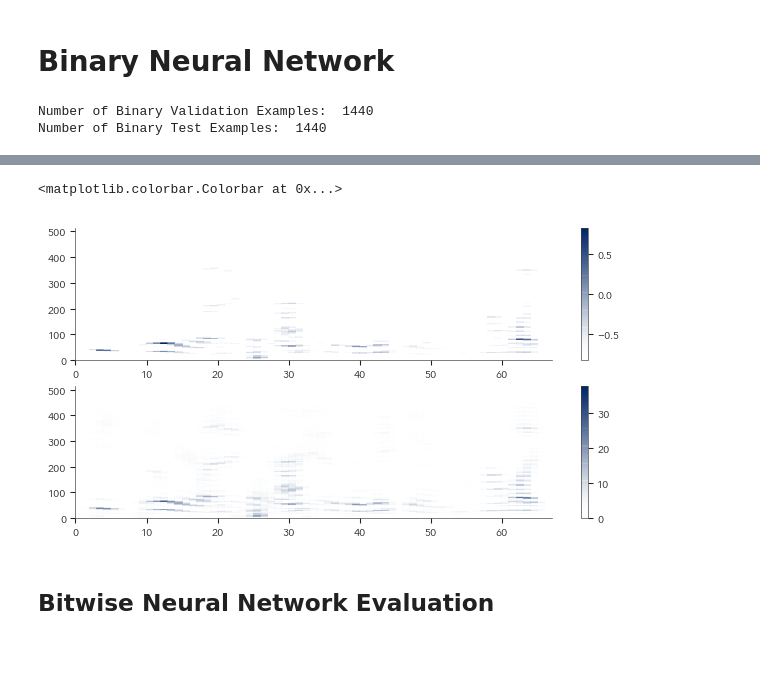
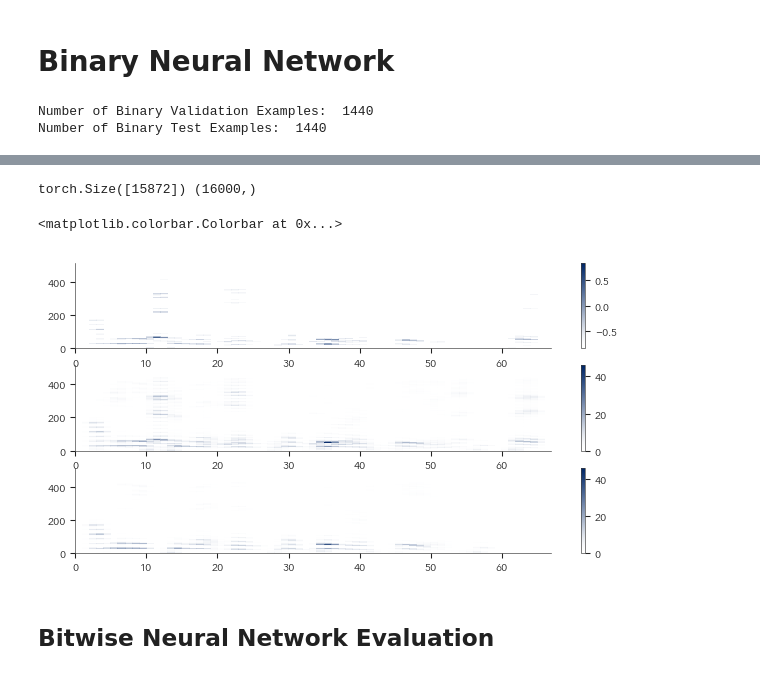
Before and after one commit to rhiga2/BinaryNeuralNetwork, a Jupyter notebook: loss_and_metrics/evaluate_models.ipynb, the cells around one changed output, grey strips where cells are left out. Saved outputs shown, nothing was run; the diff lists cells and outputs as text; code cells hidden in the pictures.

```diff
--- a/loss_and_metrics/evaluate_models.ipynb
+++ b/loss_and_metrics/evaluate_models.ipynb
@@ -76,6 +76,7 @@ def get_audio_output(model, binary_sample, raw_sample, sampling_rate=16000):
     ipd.display(ipd.Audio(target, rate=sampling_rate))
 # %%
 my_stft = stft.STFT(nfft=1024, stride=256, win='hann')
+my_istft = stft.ISTFT(nfft=1024, stride=256, win='hann')
 quantizer = quantized_data.Quantizer()
 disperser = quantized_data.Disperser(4)
 valset = utils.DatasetFromDirectory('/media/data/binary_audio/val', template='binary_data*.npz')
@@ -85,20 +86,26 @@ raw_testset = utils.DatasetFromDirectory('/media/data/binary_audio/test', templa
 print('Number of Binary Validation Examples: ', len(valset))
 print('Number of Binary Test Examples: ', len(testset))
 
-bmag = valset[0]['bmag']
-ibm = valset[0]['ibm']
-raw_sample = raw_valset[0]['mix']
-ipd.display(ipd.Audio(raw_sample, rate=8000))
+bmag = valset[1]['bmag']
+ibm = torch.FloatTensor(valset[1]['ibm'])
+mix = raw_valset[1]['mix']
+ipd.display(ipd.Audio(mix, rate=8000))
 spec = quantized_data.accumulate(bmag, quantizer, disperser)
-mix_mag, mix_phase = my_stft(torch.FloatTensor(raw_sample).unsqueeze(0).unsqueeze(0))
+mix_mag, mix_phase = my_stft(torch.FloatTensor(mix).unsqueeze(0).unsqueeze(0))
+ideal = my_istft(mix_mag * ibm, mix_phase).squeeze(0).squeeze(0)
+ipd.display(ipd.Audio(ideal, rate=8000))
+print(ideal.size(), mix.shape)
 
 plt.figure()
-plt.subplot(211)
+plt.subplot(311)
 plt.pcolormesh(spec)
 plt.colorbar()
-plt.subplot(212)
+plt.subplot(312)
 plt.pcolormesh(mix_mag.squeeze(0))
 plt.colorbar()
+plt.subplot(313)
+plt.pcolormesh(mix_mag.squeeze(0) * ibm)
+plt.colorbar()
 # %% [output]
 Number of Binary Validation Examples:  1440
 Number of Binary Test Examples:  1440
@@ -106,5 +114,6 @@ Number of Binary Test Examples:  1440
-<matplotlib.colorbar.Colorbar at 0x...>
+torch.Size([15872]) (16000,)
+<matplotlib.colorbar.Colorbar at 0x...>
-[figure, old version]
+[figure, new version]
 # %% [markdown]
 ## Bitwise Neural Network Evaluation
 # %%
```
Also changed, not shown: parts of 1 cell of this notebook, 5 other files.
